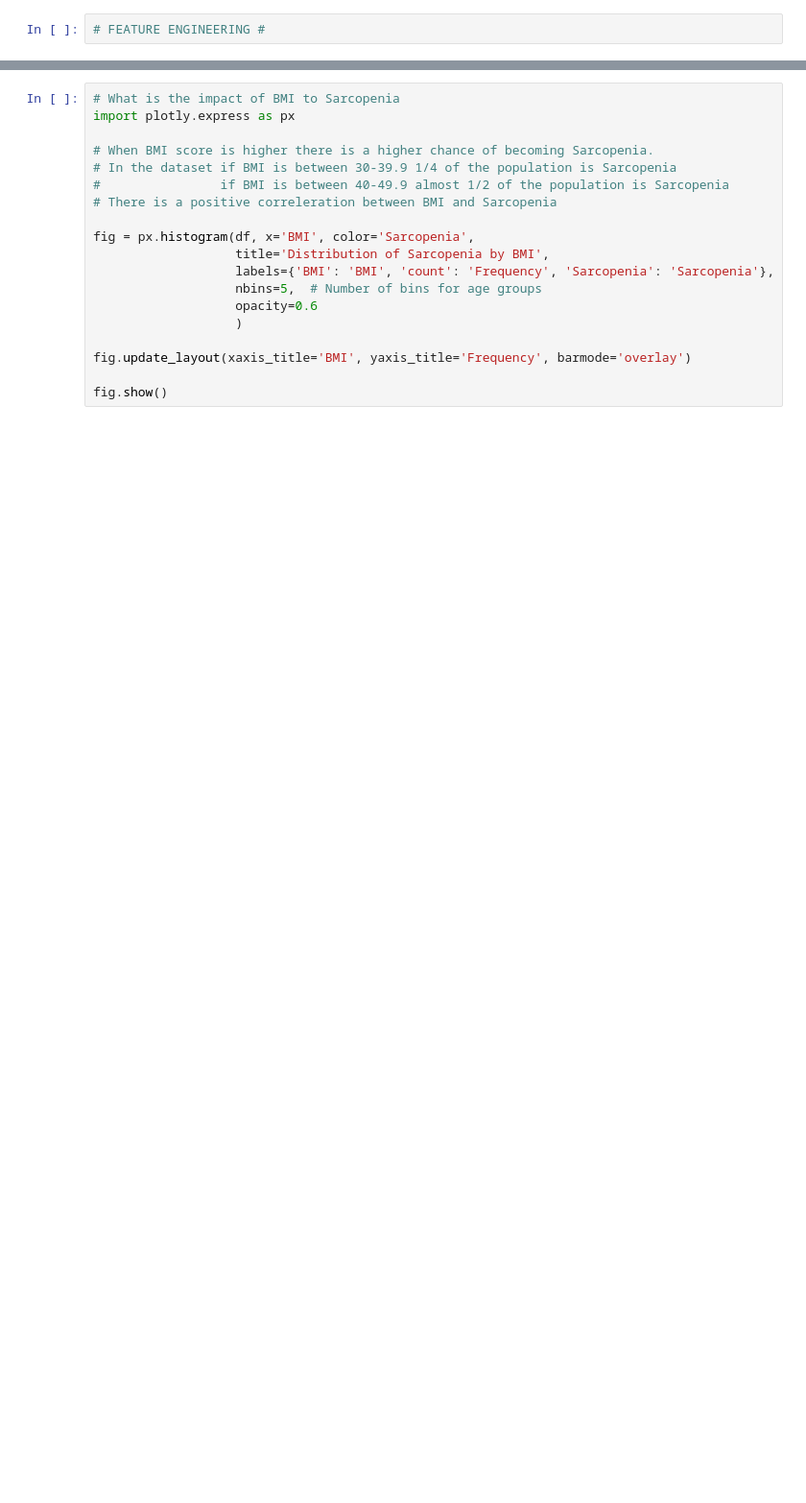
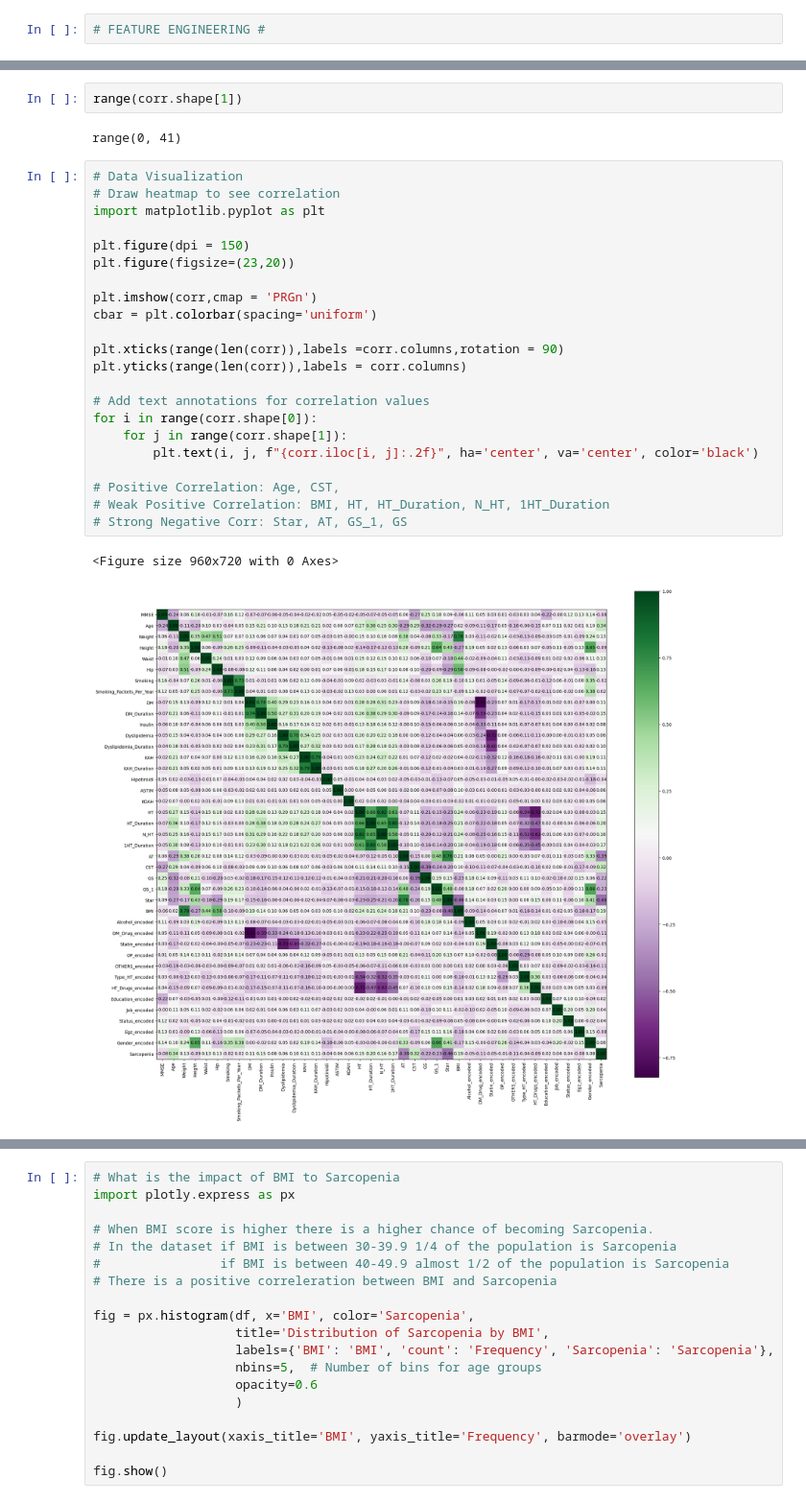
Before and after one commit to akutayaydin/Medical-Sarcopenia-Model, a Jupyter notebook: Sarcopenia_Model.ipynb, the cells around one changed output, grey strips where cells are left out. Shown at 96% size. Saved outputs shown, nothing was run; the diff lists cells and outputs as text; blank space fills up the shorter version.

```diff
--- a/Sarcopenia_Model.ipynb
+++ b/Sarcopenia_Model.ipynb
@@ -151,3 +239,32 @@ categorical_values
+# %%
+range(corr.shape[1])
+# %% [output]
+range(0, 41)
+# %%
+# Data Visualization
+# Draw heatmap to see correlation
+import matplotlib.pyplot as plt
+
+plt.figure(dpi = 150)
+plt.figure(figsize=(23,20))
+
+plt.imshow(corr,cmap = 'PRGn')
+cbar = plt.colorbar(spacing='uniform')
+
+plt.xticks(range(len(corr)),labels =corr.columns,rotation = 90)
+plt.yticks(range(len(corr)),labels = corr.columns)
+
+# Add text annotations for correlation values
+for i in range(corr.shape[0]):
+    for j in range(corr.shape[1]):
+        plt.text(i, j, f"{corr.iloc[i, j]:.2f}", ha='center', va='center', color='black')
+
+# Positive Correlation: Age, CST,
+# Weak Positive Correlation: BMI, HT, HT_Duration, N_HT, 1HT_Duration
+# Strong Negative Corr: Star, AT, GS_1, GS
+# %% [output]
+<Figure size 960x720 with 0 Axes>
+[figure, added]
 # %%
 # What is the impact of age to Sarcopenia
 import plotly.express as px
```
Also changed, not shown: parts of 32 cells of this notebook.
